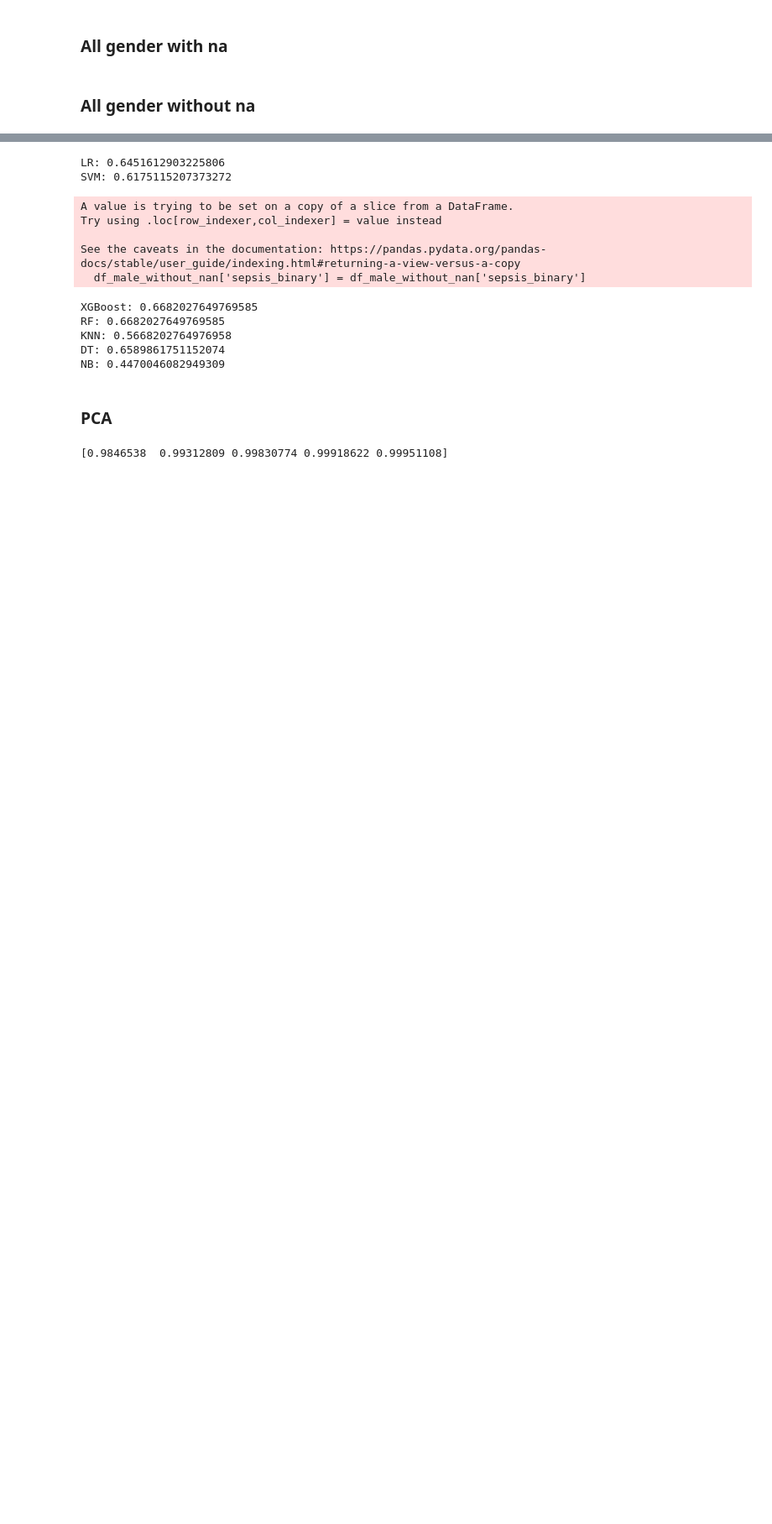
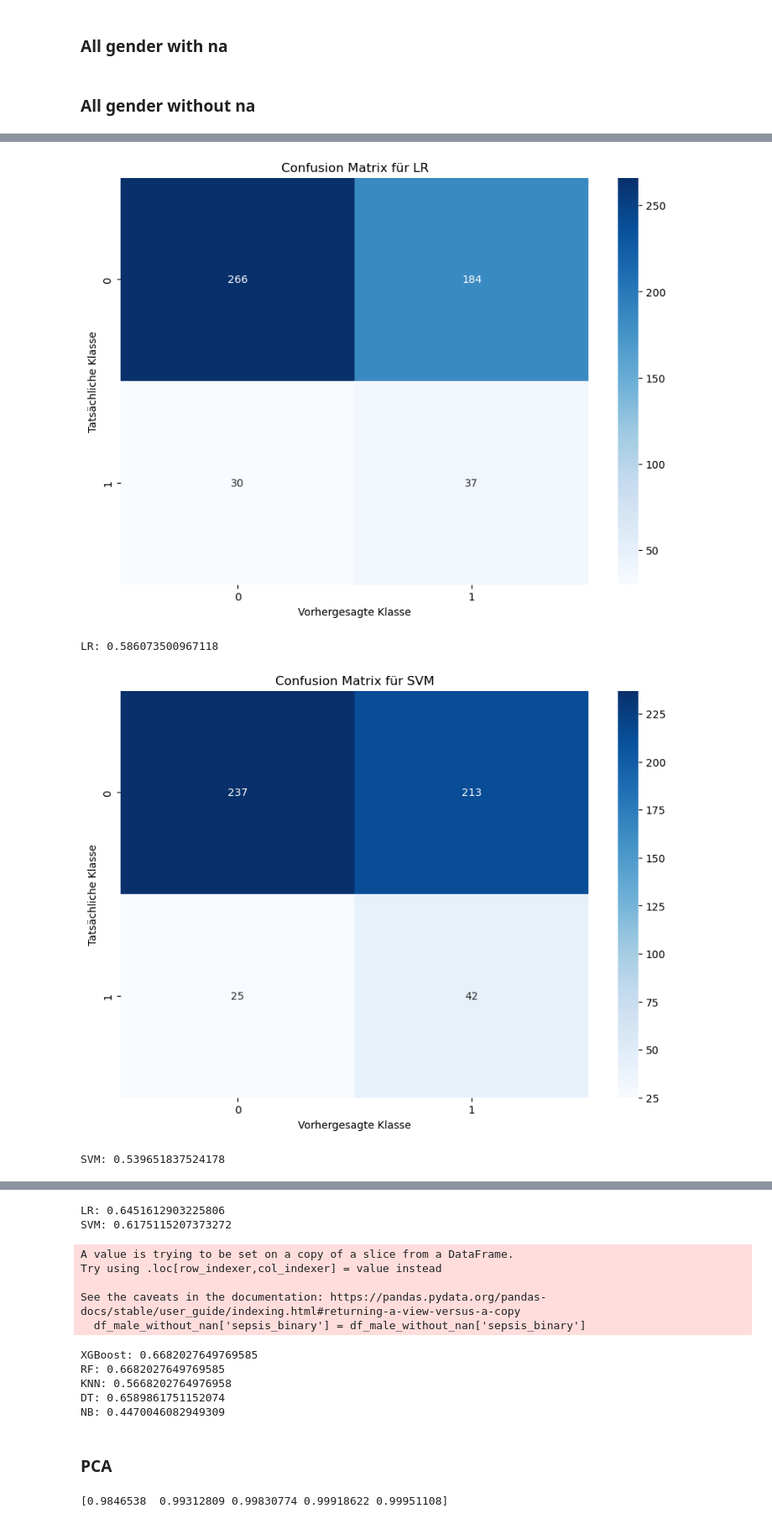
Before and after one commit to Eric-the-Geric/RocheHackathon, a Jupyter notebook: Code/David_Natal.ipynb, the cells around one changed output, grey strips where cells are left out. Shown at 84% size. Saved outputs shown, nothing was run; the diff lists cells and outputs as text; code cells hidden in the pictures; blank space fills up the shorter version.

```diff
--- a/Code/David_Natal.ipynb
+++ b/Code/David_Natal.ipynb
@@ -378,0 +405,68 @@ NameError: name 'y_true' is not defined
+# %%
+X = df_without_nan[df_without_nan.columns.difference(["sepsis_binary", "sepsis_group"])]
+df_without_nan["sepsis_binary"] = df_without_nan["sepsis_binary"]
+y = df_without_nan["sepsis_binary"]
+
+# Train-Test-Split
+X_train, X_test, y_train, y_test = train_test_split(X, y, test_size=0.3, random_state=42)
+
+from imblearn.under_sampling import RandomUnderSampler
+
+# Random Undersampling
+rus = RandomUnderSampler(random_state=42)
+X_train_resampled, y_train_resampled = rus.fit_resample(X_train, y_train)
+
+
+# Feature Scaling
+# scaler = MinMaxScaler(feature_range=(0, 1))
+scaler = StandardScaler()
+X_train_scaled = scaler.fit_transform(X_train_resampled)
+X_test_scaled = scaler.transform(X_test)
+
+# # Schritt 3: Feature Selection mit SelectKBest auf den resamplten Trainingsdaten
+# selector = SelectKBest(mutual_info_classif, k=5)  # Wählen Sie die besten 5 Merkmale aus
+# X_train_selected = selector.fit_transform(X_train_scaled, y_train_resampled)
+# X_test_selected = selector.transform(X_test_scaled)
+
+# [('learning_rate', 0.2), ('max_depth', 4), ('n_estimators', 150)]
+# Modelle initialisieren
+# criterion': 'entropy', 'max_depth': 30, 'max_features': 'auto', 'n_estimators': 200
+models = {
+    "LR": LogisticRegression(),
+    "SVM": SVC(),
+    # "XGBoost": XGBClassifier(eval_metric='mlogloss', learning_rate=0.2, max_depth=4, n_estimators=150),
+    "XGBoost": XGBClassifier(
+        eval_metric="mlogloss",
+    ),
+    "RF": RandomForestClassifier(),
+    # "RF": RandomForestClassifier(max_depth =30, min_samples_split= 2, n_estimators=200, criterion='entropy'),
+    "DT": DecisionTreeClassifier(),
+    "NB": GaussianNB(),
+}
+
+for name, model in models.items():
+    model.fit(X_train_scaled, y_train_resampled.values.ravel())
+    y_pred = model.predict(X_test_scaled)
+
+    # Berechne die Confusion Matrix und zeige sie an
+    cm = confusion_matrix(y_test, y_pred)
+    plot_confusion_matrix(cm, name)
+
+    accuracy = accuracy_score(y_test, y_pred)
+    print(f"{name}: {accuracy}")
+
+
+# # Nachdem Sie SelectKBest angewendet haben, können Sie die ausgewählten Indizes der Merkmale abrufen.
+# selected_feature_indices = selector.get_support(indices=True)
+
+# # Verwenden Sie die Indizes, um die Namen der ausgewählten Merkmale aus Ihrem ursprünglichen DataFrame abzurufen.
+# selected_feature_names = X.columns[selected_feature_indices]
+
+# # Drucken Sie die Namen der ausgewählten Merkmale aus.
+# print("Ausgewählte Merkmale:")
+# print(selected_feature_names)
+# %% [output]
+[figure, added]
+LR: 0.586073500967118
+[figure, added]
+SVM: 0.539651837524178
```
Also changed, not shown: parts of 24 cells of this notebook.
